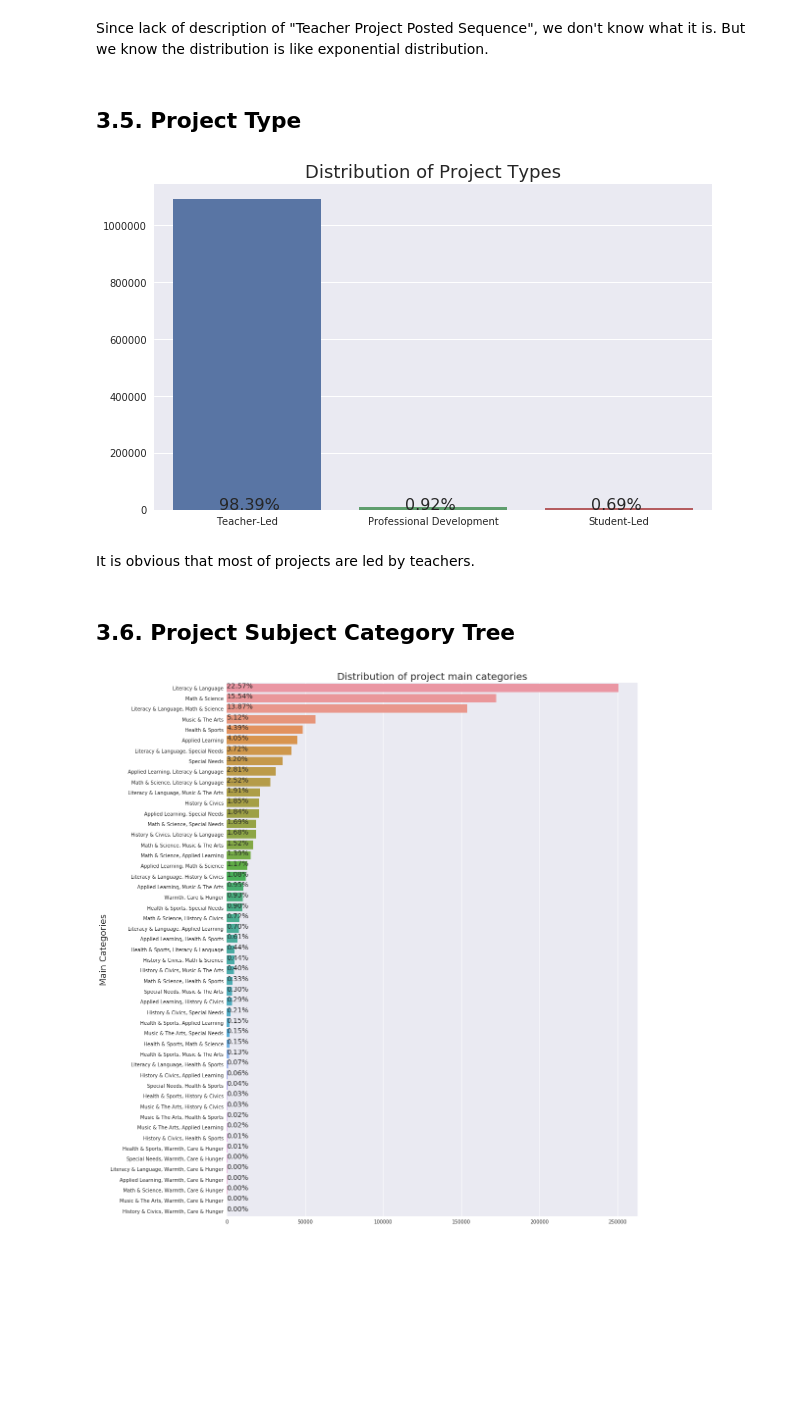
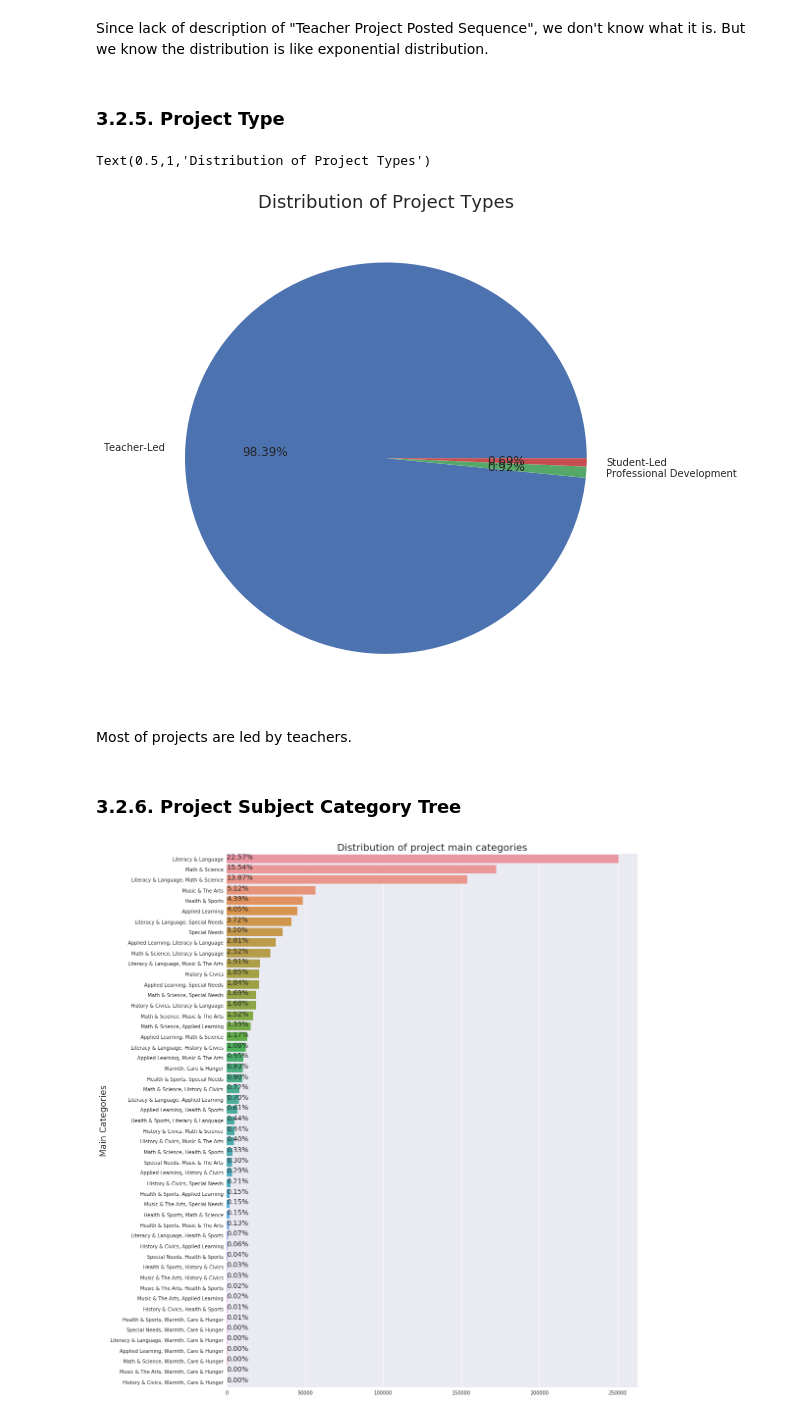
Before and after one commit to nrgdoublex/EDA_DonorsChoose, a Jupyter notebook: EDA.ipynb, the cells around one changed output. Saved outputs shown, nothing was run; the diff lists cells and outputs as text; code cells hidden in the pictures; blank space fills up the shorter version.

```diff
--- a/EDA.ipynb
+++ b/EDA.ipynb
@@ -276,0 +398,4 @@ Text(0.5,1,'Top 20 Donor Cart Sequence')
+# %%
+redundant_ids = ["99c07777fdcf63d3a0fdb4a0deb4b012","c940d0e78b7559573aca536db90c0646"]
+projects = projects[~(projects['Project ID'].isin(redundant_ids) &
+                      (projects['Project Type'] == 'Professional Development'))]
@@ -292,23 +481,21 @@ for i,v in enumerate(temp):
 # %% [markdown]
 Since lack of description of "Teacher Project Posted Sequence", we don't know what it is. But we know the distribution is like exponential distribution.
 # %% [markdown]
-## <a id='35'>3.5. Project Type</a>
+### <a id='325'>3.2.5. Project Type</a>
 # %%
 temp = projects["Project Type"].value_counts().sort_values(ascending=False).reset_index()
-plt.figure(figsize=(10,6))
-sns.barplot(y='Project Type',x='index',data=temp)
+plt.figure(figsize=(9,9))
+temp['Project Type'].plot(kind='pie',autopct='%.2f%%',labels=temp['index'])
 plt.ylabel("")
 plt.xlabel("")
 plt.title("Distribution of Project Types",fontsize=18)
-total = temp["Project Type"].sum()
-for i,v in enumerate(temp["Project Type"]):
-    plt.text(i-0.15,0,"{:.2f}%".format(float(v)/total*100),fontsize=16)
 # %% [output]
+Text(0.5,1,'Distribution of Project Types')
-[figure, old version]
+[figure, new version]
 # %% [markdown]
-It is obvious that most of projects are led by teachers.
+Most of projects are led by teachers.
 # %% [markdown]
-## <a id='36'>3.6. Project Subject Category Tree</a>
+### <a id='326'>3.2.6. Project Subject Category Tree</a>
 # %%
 temp = projects['Project Subject Category Tree'].value_counts().sort_values(ascending=False).reset_index()
 plt.figure(figsize=(15,20))
```
Also changed, not shown: parts of 141 cells of this notebook.
